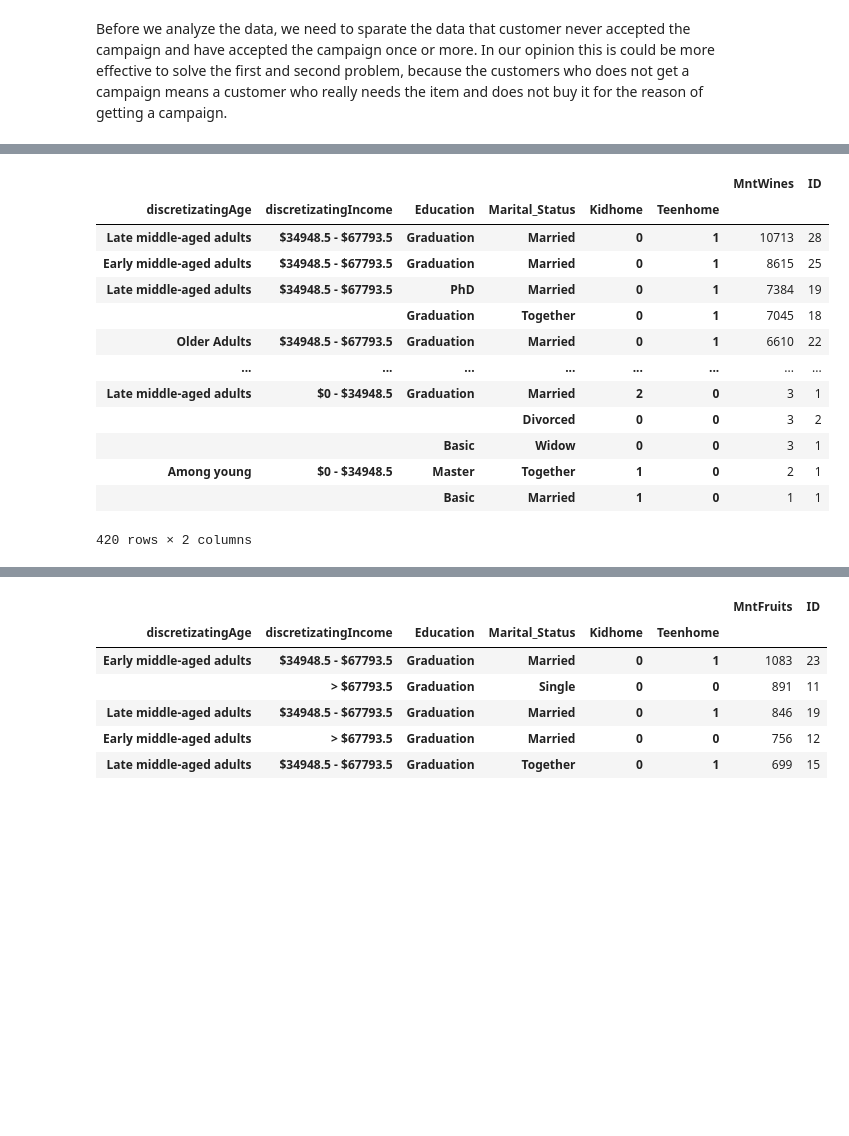
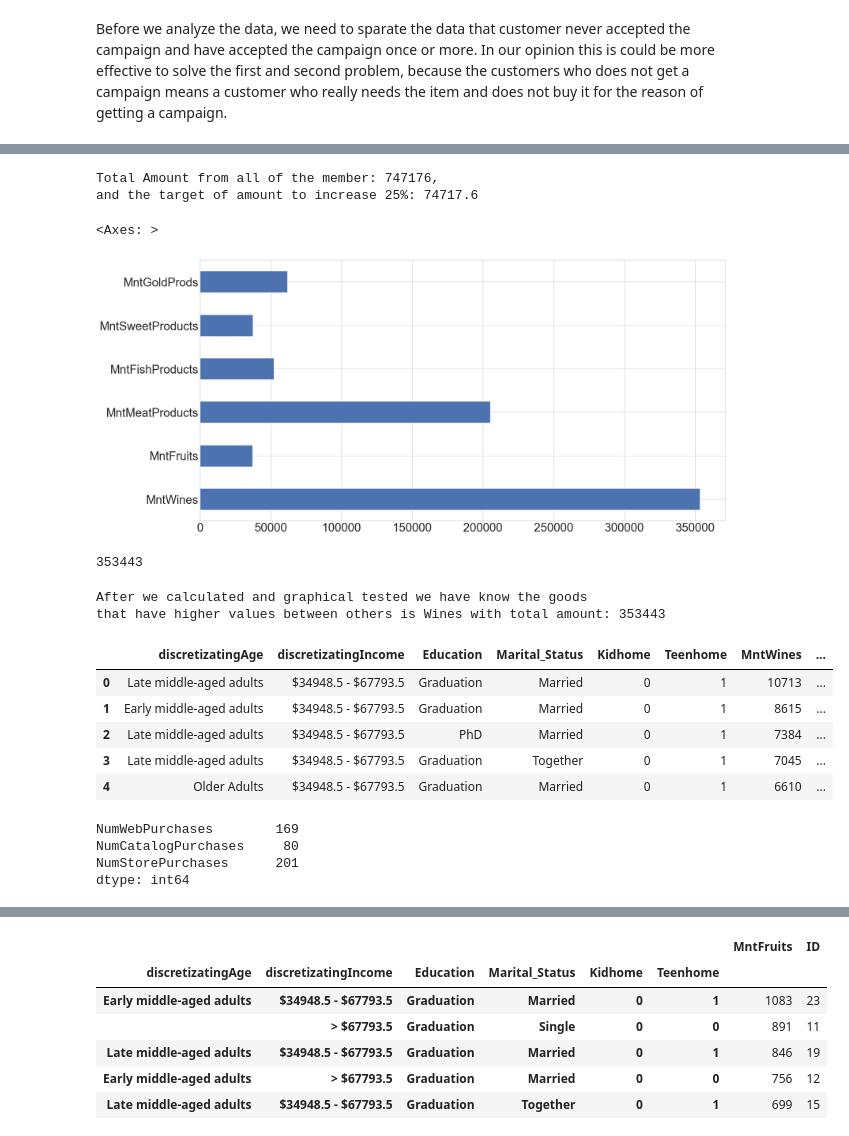
Before and after one commit to fdkurnianto/CapstoneProject2, a Jupyter notebook: notebooks/DataAnalytics.ipynb, the cells around one changed output, grey strips where cells are left out. Cells and saved outputs as stored; diff of their text form; code cells hidden in the pictures; blank space fills up the shorter version.

```diff
--- a/notebooks/DataAnalytics.ipynb
+++ b/notebooks/DataAnalytics.ipynb
@@ -98,0 +93,4 @@ Name: count, dtype: int64
+# %%
+# separating the customers that never accepted the campaign and have accepted the campaign once or more
+dfNoAccCamp = df[df['campaignAccept'] == 'Never Accepted']
+dfAccCamp = df[df['campaignAccept'] == 'Accepted once or more']
@@ -118,4 +339,0 @@ TypeError: bad operand type for unary ~: 'str'
-# %%
-# separating the customers that never accepted the campign
-dfNoAccCamp = df[df['campignAccept'] == 'Never Accepted']
-dfNoAccCamp
@@ -185,19 +389,52 @@ interval columns not set, guessing: ['Kidhome', 'Teenhome', 'MntWines', 'MntFrui
+# %%
+# find the total amount from all of the member
+totalAmount = dfNoAccCamp['totalAmount'].sum()
+
+# find the target
+targetAmount = totalAmount*10/100
+
+print(f'''Total Amount from all of the member: {totalAmount},
+and the target of amount to increase 25%: {targetAmount}''')
+# %% [output]
+Total Amount from all of the member: 747176,
+and the target of amount to increase 25%: 74717.6
+# %%
+# find the goods that has higher values
+dfTopGoods = dfNoAccCamp[['MntWines', 'MntFruits', 'MntMeatProducts', 'MntFishProducts', 'MntSweetProducts', 'MntGoldProds']].sum()
+dfTopGoods.plot(kind='barh', figsize=[20,10], fontsize=25)
+# %% [output]
+<Axes: >
+[figure, added]
+# %%
+dfTopGoods.max()
+# %% [output]
+353443
+# %%
+for i in dfTopGoods:
+    if i == dfTopGoods.max():
+        print(f'After we calculated and graphical tested we have know the goods\nthat have higher values between others is Wines with total amount: {i}')
+        break
+# %% [output]
+After we calculated and graphical tested we have know the goods
+that have higher values between others is Wines with total amount: 353443
 # %%
+# find the customer description that has higher values amount in the wine goods.
 dfWines = dfNoAccCamp[dfNoAccCamp['MntWines'] != 0]
-dfWinesCal = dfWines.groupby(['discretizatingAge', 'discretizatingIncome', 'Education', 'Marital_Status', 'Kidhome', 'Teenhome']).agg({'MntWines':'sum', 'ID' : 'count'})
-dfWinesCal.sort_values('MntWines', ascending=False)
+dfWinesCal = dfWines.groupby(['discretizatingAge', 'discretizatingIncome', 'Education', 'Marital_Status', 'Kidhome', 'Teenhome']).agg({'MntWines':'sum', 'ID' : 'count'}).sort_values('MntWines', ascending=False).reset_index()
+dfWinesCal.nlargest(5, columns='MntWines')
 # %% [output]
-|  |  |  |  |  |  | MntWines | ID |
-| discretizatingAge | discretizatingIncome | Education | Marital_Status | Kidhome | Teenhome |  |  |
-| Late middle-aged adults | $34948.5 - $67793.5 | Graduation | Married | 0 | 1 | 10713 | 28 |
-| Early middle-aged adults | $34948.5 - $67793.5 | Graduation | Married | 0 | 1 | 8615 | 25 |
-| Late middle-aged adults | $34948.5 - $67793.5 | PhD | Married | 0 | 1 | 7384 | 19 |
-|  |  | Graduation | Together | 0 | 1 | 7045 | 18 |
-| Older Adults | $34948.5 - $67793.5 | Graduation | Married | 0 | 1 | 6610 | 22 |
-| ... | ... | ... | ... | ... | ... | ... | ... |
-| Late middle-aged adults | $0 - $34948.5 | Graduation | Married | 2 | 0 | 3 | 1 |
-|  |  |  | Divorced | 0 | 0 | 3 | 2 |
-|  |  | Basic | Widow | 0 | 0 | 3 | 1 |
-| Among young | $0 - $34948.5 | Master | Together | 1 | 0 | 2 | 1 |
-|  |  | Basic | Married | 1 | 0 | 1 | 1 |
+|  | discretizatingAge | discretizatingIncome | Education | Marital_Status | Kidhome | Teenhome | MntWines | ... |
+| 0 | Late middle-aged adults | $34948.5 - $67793.5 | Graduation | Married | 0 | 1 | 10713 | ... |
+| 1 | Early middle-aged adults | $34948.5 - $67793.5 | Graduation | Married | 0 | 1 | 8615 | ... |
+| 2 | Late middle-aged adults | $34948.5 - $67793.5 | PhD | Married | 0 | 1 | 7384 | ... |
+| 3 | Late middle-aged adults | $34948.5 - $67793.5 | Graduation | Together | 0 | 1 | 7045 | ... |
+| 4 | Older Adults | $34948.5 - $67793.5 | Graduation | Married | 0 | 1 | 6610 | ... |
-420 rows × 2 columns
+# %%
+# Find the place that 'customer higher values amount' was buying in the supermarket
+dfPlaceBuyWines = dfNoAccCamp.loc[(dfNoAccCamp.discretizatingAge == 'Late middle-aged adults') & (dfNoAccCamp.discretizatingIncome == '$34948.5 - $67793.5') & (dfNoAccCamp.Education == 'Graduation') & (dfNoAccCamp.Marital_Status == 'Married') & (dfNoAccCamp.Kidhome == 0) & (dfNoAccCamp.Teenhome == 1) & (dfNoAccCamp.MntWines != 0)]
+dfPlaceBuyWines[['NumWebPurchases', 'NumCatalogPurchases', 'NumStorePurchases']].sum()
+# %% [output]
+NumWebPurchases        169
+NumCatalogPurchases     80
+NumStorePurchases      201
+dtype: int64
```
Also changed, not shown: parts of 28 cells of this notebook, 3 other files.
